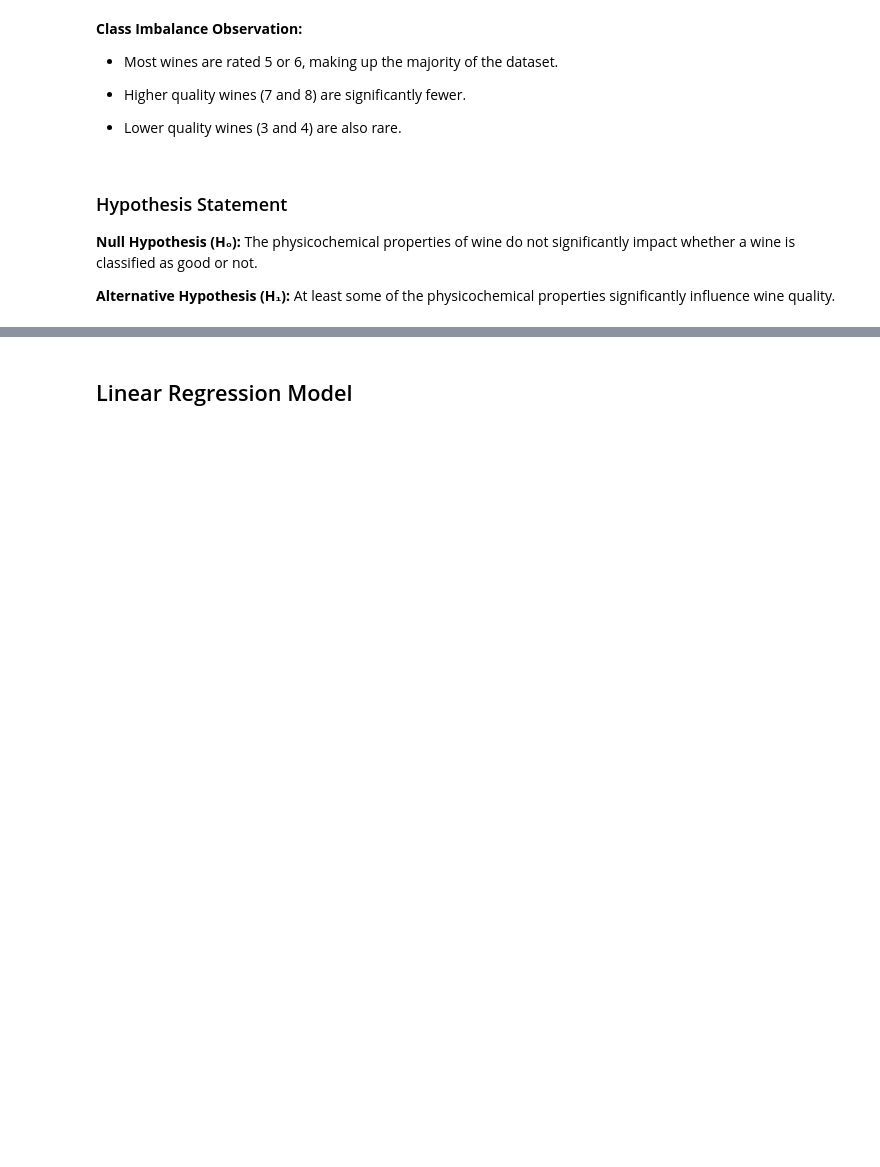
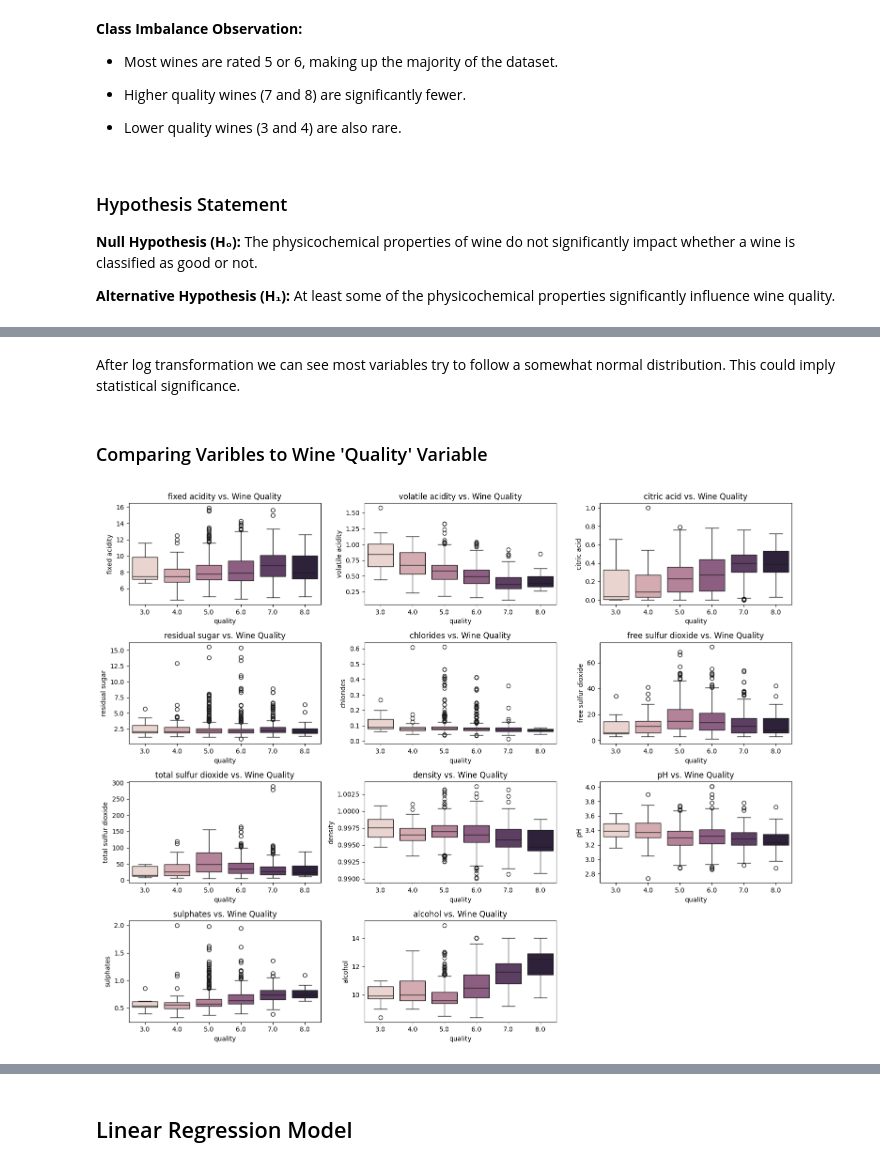
Before and after one commit to bondpapi/Wine-Classification, a Jupyter notebook: wine_quality.ipynb, the cells around one changed output, grey strips where cells are left out. Cells and saved outputs as stored; diff of their text form; code cells hidden in the pictures; blank space fills up the shorter version.

```diff
--- a/wine_quality.ipynb
+++ b/wine_quality.ipynb
@@ -250,0 +264,17 @@ plt.show()
+# %% [markdown]
+After log transformation we can see most variables try to follow a somewhat normal distribution.
+This could imply statistical significance.
+# %% [markdown]
+### Comparing Varibles to Wine 'Quality' Variable
+# %%
+plt.figure(figsize=(15, 12))
+
+for i, col in enumerate(df_log_transformed.select_dtypes(include=['float64', 'int64']).columns[:-1]):
+    plt.subplot(4, 3, i+1)
+    sns.boxplot(x=df_cleaned["quality"], y=df[col], hue=df_cleaned["quality"], legend=False)
+    plt.title(f'{col} vs. Wine Quality')
+
+plt.tight_layout()
+plt.show()
+# %% [output]
+[figure, added]
```
Also changed, not shown: parts of 78 cells of this notebook, 1 other file.
